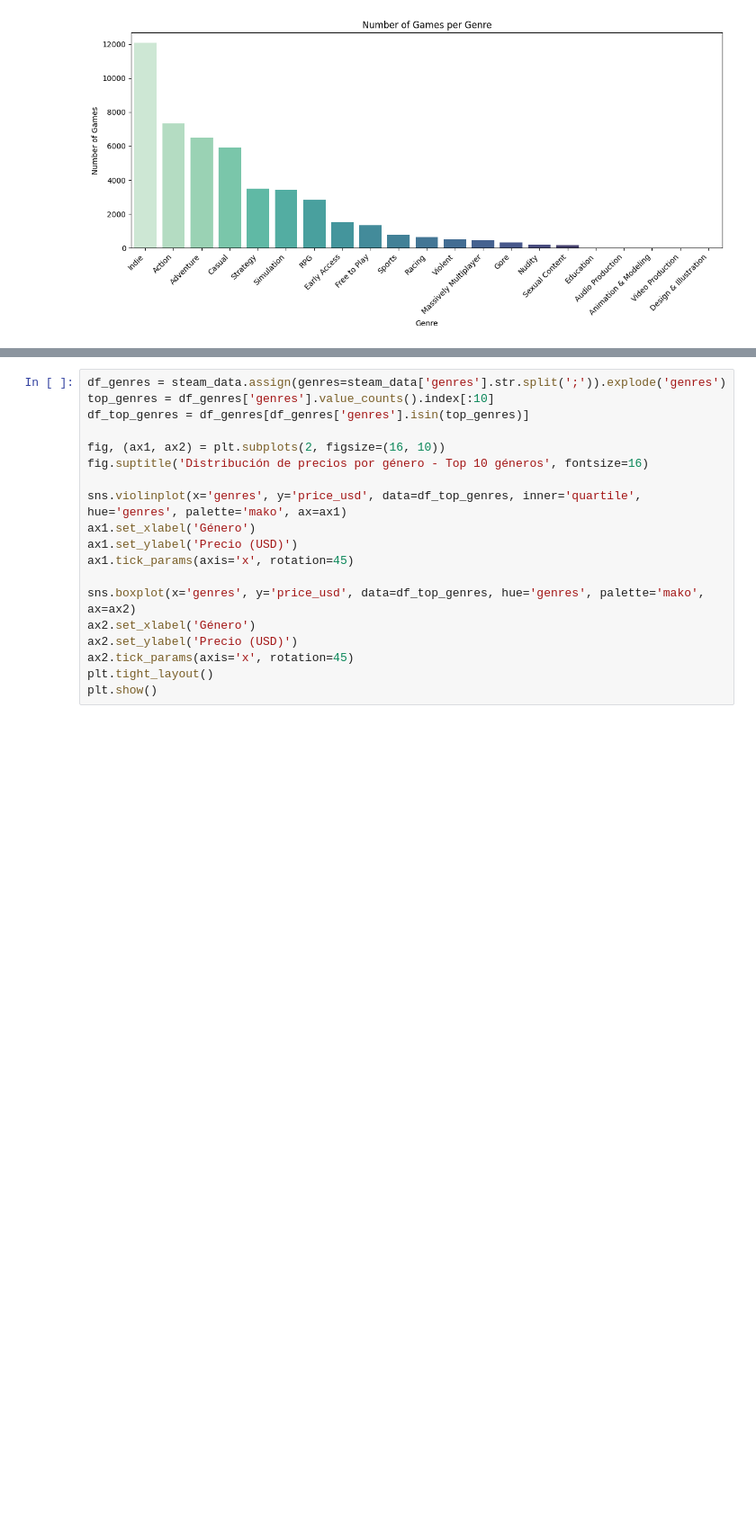
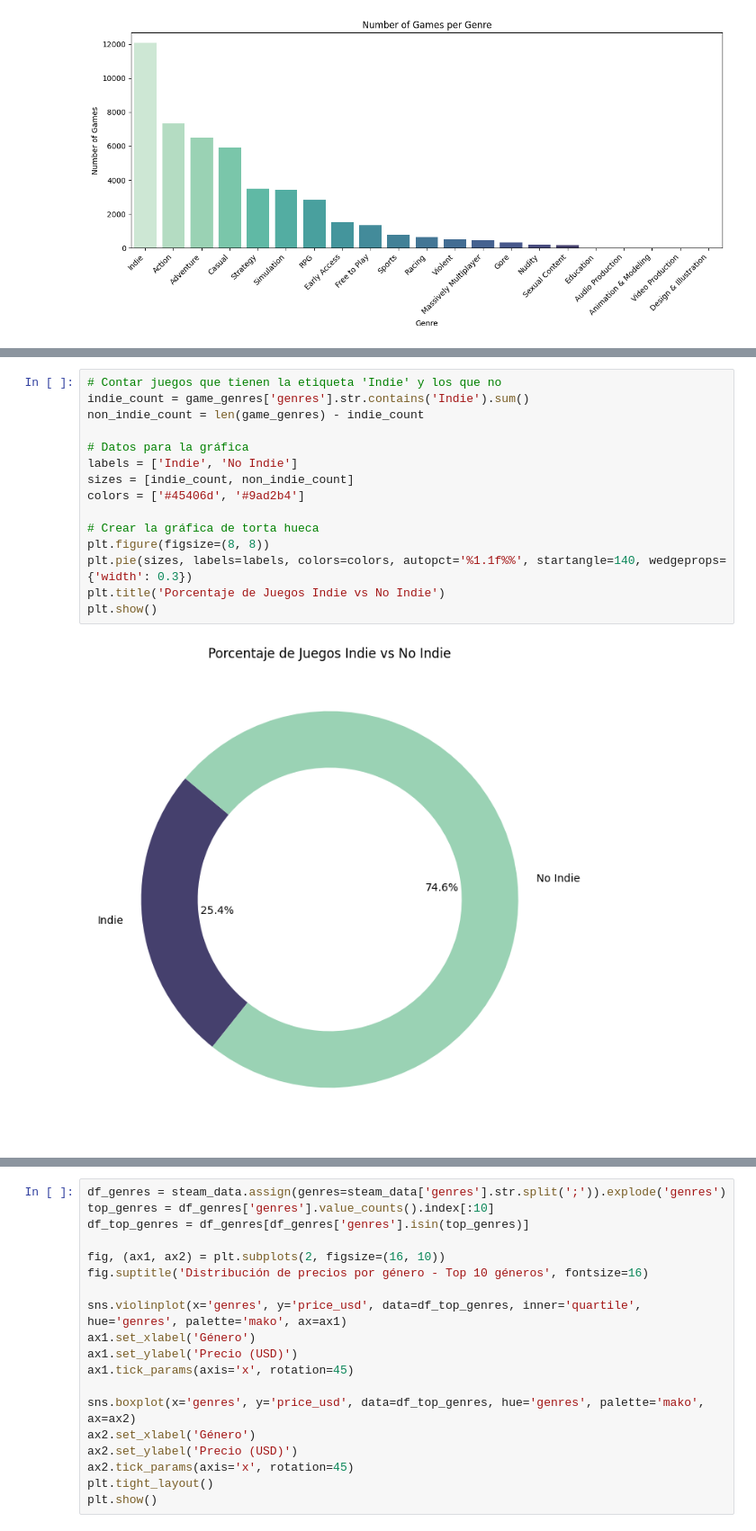
Before and after one commit to delav-dev/steam-pc-games-analysis, a Jupyter notebook: data_analysis.ipynb, the cells around one changed output, grey strips where cells are left out. Shown at 90% size. Drawn from its saved outputs; the diff is of its cells as text; blank space fills up the shorter version.

```diff
--- a/data_analysis.ipynb
+++ b/data_analysis.ipynb
@@ -699,0 +711,17 @@ plt.show()
+# %%
+# Contar juegos que tienen la etiqueta 'Indie' y los que no
+indie_count = game_genres['genres'].str.contains('Indie').sum()
+non_indie_count = len(game_genres) - indie_count
+
+# Datos para la gráfica
+labels = ['Indie', 'No Indie']
+sizes = [indie_count, non_indie_count]
+colors = ['#45406d', '#9ad2b4']
+
+# Crear la gráfica de torta hueca
+plt.figure(figsize=(8, 8))
+plt.pie(sizes, labels=labels, colors=colors, autopct='%1.1f%%', startangle=140, wedgeprops={'width': 0.3})
+plt.title('Porcentaje de Juegos Indie vs No Indie')
+plt.show()
+# %% [output]
+[figure, added]
```
Also changed, not shown: parts of 24 cells of this notebook.
